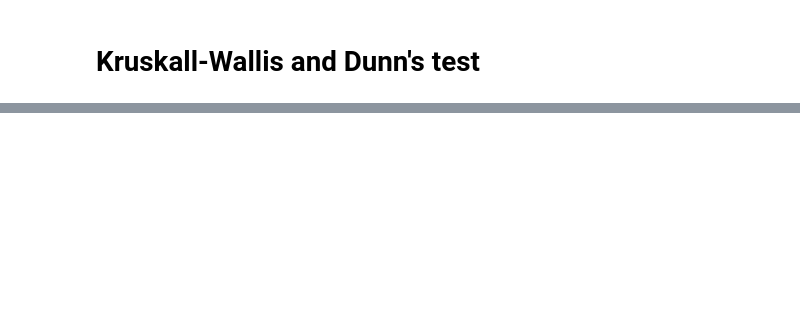
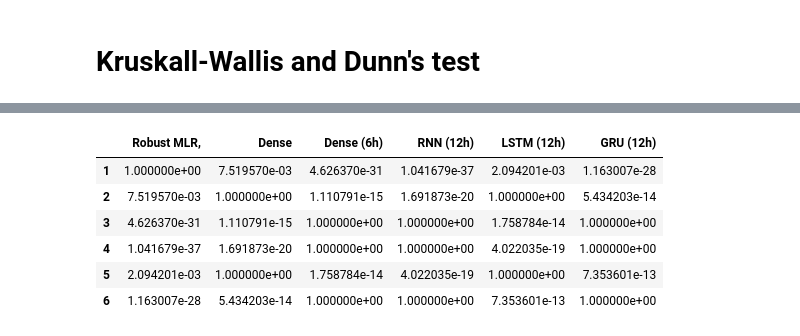
Before and after one commit to simoncarlen/forecasting_project, a Jupyter notebook: jupyter_notebooks/forecast_plots_NO2.ipynb, the cells around one changed output, grey strips where cells are left out. Saved outputs shown, nothing was run; the diff lists cells and outputs as text; code cells hidden in the pictures; blank space fills up the shorter version.

```diff
--- a/jupyter_notebooks/forecast_plots_NO2.ipynb
+++ b/jupyter_notebooks/forecast_plots_NO2.ipynb
@@ -661,0 +716,18 @@ sp.posthoc_dunn([group1, group2, group3], p_adjust = 'bonferroni')
+# %%
+# df_dunns_MSE = pd.read_csv('../Stat_tests/Dunns_MSE.csv', index_col=0,
+#                            names= ['Robust MLR,', 'Dense', 'Dense (6h)', 'RNN (12h)', 'LSTM (12h)', 'GRU (12h)'],
+#                            skiprows=1)
+
+df_dunns_MSE = pd.read_csv('../Stat_tests/Dunns_MSE.csv', index_col=0,
+                           names= ['Robust MLR,', 'Dense', 'Dense (6h)', 'RNN (12h)', 'LSTM (12h)', 'GRU (12h)'],
+                           skiprows=1)
+# %%
+df_dunns_MSE
+# %% [output]
+|  | Robust MLR, | Dense | Dense (6h) | RNN (12h) | LSTM (12h) | GRU (12h) |
+| 1 | 1.000000e+00 | 7.519570e-03 | 4.626370e-31 | 1.041679e-37 | 2.094201e-03 | 1.163007e-28 |
+| 2 | 7.519570e-03 | 1.000000e+00 | 1.110791e-15 | 1.691873e-20 | 1.000000e+00 | 5.434203e-14 |
+| 3 | 4.626370e-31 | 1.110791e-15 | 1.000000e+00 | 1.000000e+00 | 1.758784e-14 | 1.000000e+00 |
+| 4 | 1.041679e-37 | 1.691873e-20 | 1.000000e+00 | 1.000000e+00 | 4.022035e-19 | 1.000000e+00 |
+| 5 | 2.094201e-03 | 1.000000e+00 | 1.758784e-14 | 4.022035e-19 | 1.000000e+00 | 7.353601e-13 |
+| 6 | 1.163007e-28 | 5.434203e-14 | 1.000000e+00 | 1.000000e+00 | 7.353601e-13 | 1.000000e+00 |
```
Also changed, not shown: parts of 14 cells of this notebook, 11 other files.
